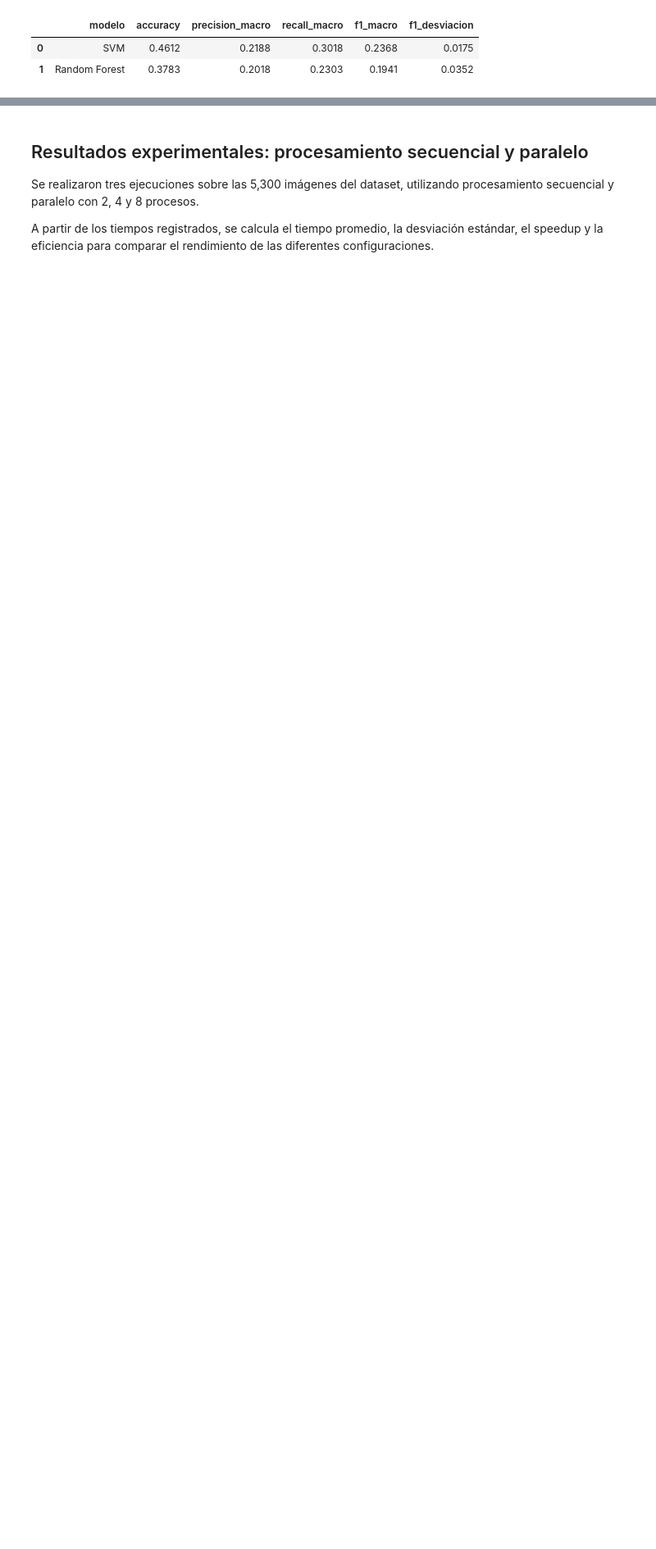
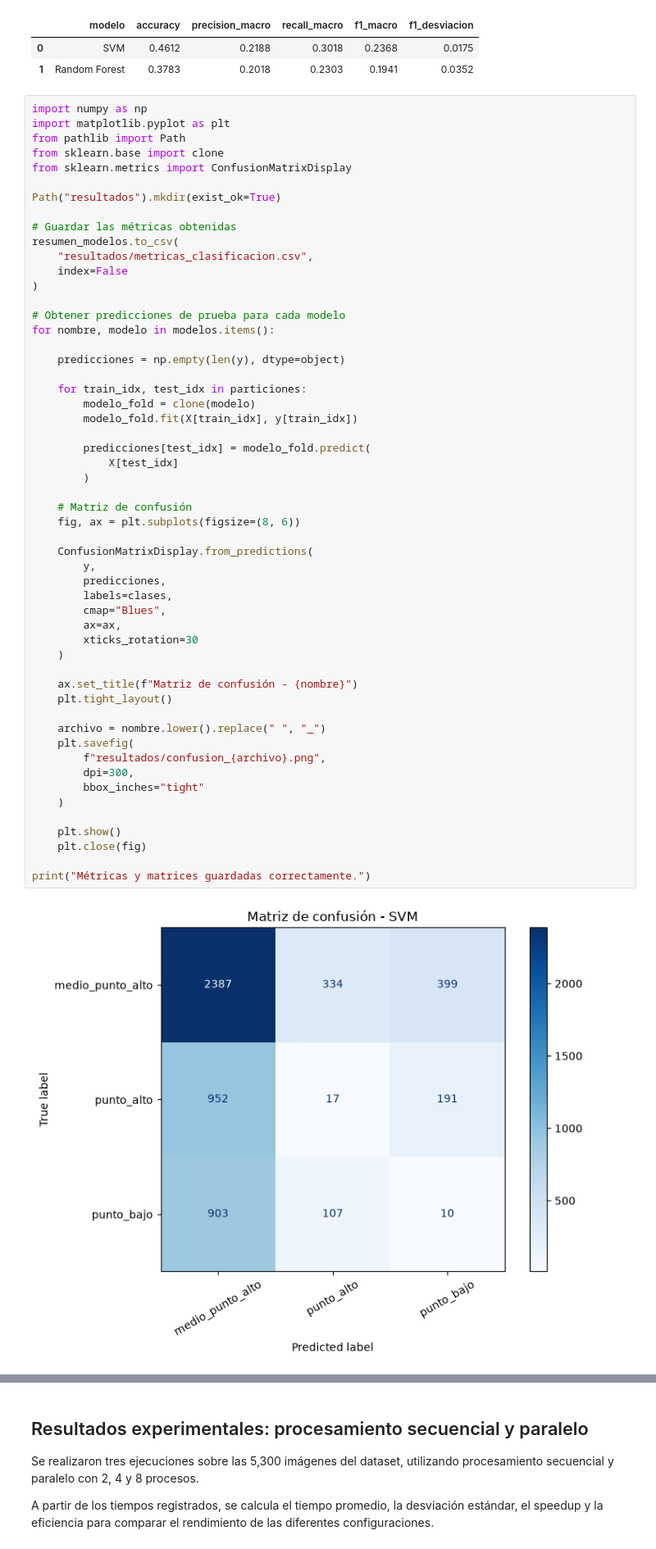
Before and after one commit to Srdino25/Proyecto_ComputoParalelo_DACC_MRV, a Jupyter notebook: proyecto_crochet.ipynb, the cells around one changed output, grey strips where cells are left out. Shown at 82% size. Drawn from its saved outputs; the diff is of its cells as text; blank space fills up the shorter version.

Commit message:
Diego: evaluar clasificadores y documentar resultados

```diff
--- a/proyecto_crochet.ipynb
+++ b/proyecto_crochet.ipynb
@@ -519,3 +605,59 @@ Random Forest F1 por fold: [0.1476021  0.23274897 0.20191609]
 |  | modelo | accuracy | precision_macro | recall_macro | f1_macro | f1_desviacion |
 | 0 | SVM | 0.4612 | 0.2188 | 0.3018 | 0.2368 | 0.0175 |
 | 1 | Random Forest | 0.3783 | 0.2018 | 0.2303 | 0.1941 | 0.0352 |
+# %%
+import numpy as np
+import matplotlib.pyplot as plt
+from pathlib import Path
+from sklearn.base import clone
+from sklearn.metrics import ConfusionMatrixDisplay
+
+Path("resultados").mkdir(exist_ok=True)
+
+# Guardar las métricas obtenidas
+resumen_modelos.to_csv(
+    "resultados/metricas_clasificacion.csv",
+    index=False
+)
+
+# Obtener predicciones de prueba para cada modelo
+for nombre, modelo in modelos.items():
+
+    predicciones = np.empty(len(y), dtype=object)
+
+    for train_idx, test_idx in particiones:
+        modelo_fold = clone(modelo)
+        modelo_fold.fit(X[train_idx], y[train_idx])
+
+        predicciones[test_idx] = modelo_fold.predict(
+            X[test_idx]
+        )
+
+    # Matriz de confusión
+    fig, ax = plt.subplots(figsize=(8, 6))
+
+    ConfusionMatrixDisplay.from_predictions(
+        y,
+        predicciones,
+        labels=clases,
+        cmap="Blues",
+        ax=ax,
+        xticks_rotation=30
+    )
+
+    ax.set_title(f"Matriz de confusión - {nombre}")
+    plt.tight_layout()
+
+    archivo = nombre.lower().replace(" ", "_")
+    plt.savefig(
+        f"resultados/confusion_{archivo}.png",
+        dpi=300,
+        bbox_inches="tight"
+    )
+
+    plt.show()
+    plt.close(fig)
+
+print("Métricas y matrices guardadas correctamente.")
+# %% [output]
+[figure, added]
```
Also changed, not shown: parts of 12 cells of this notebook, 7 other files.
